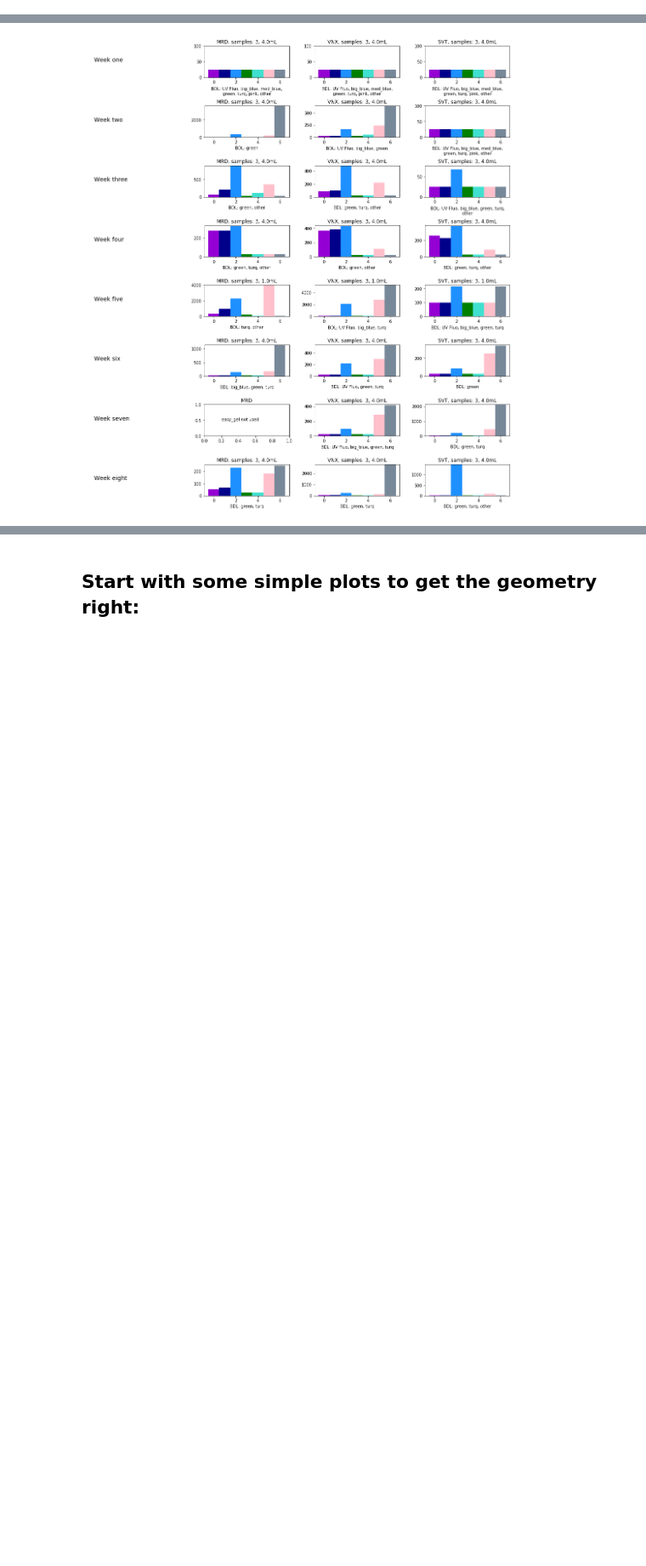
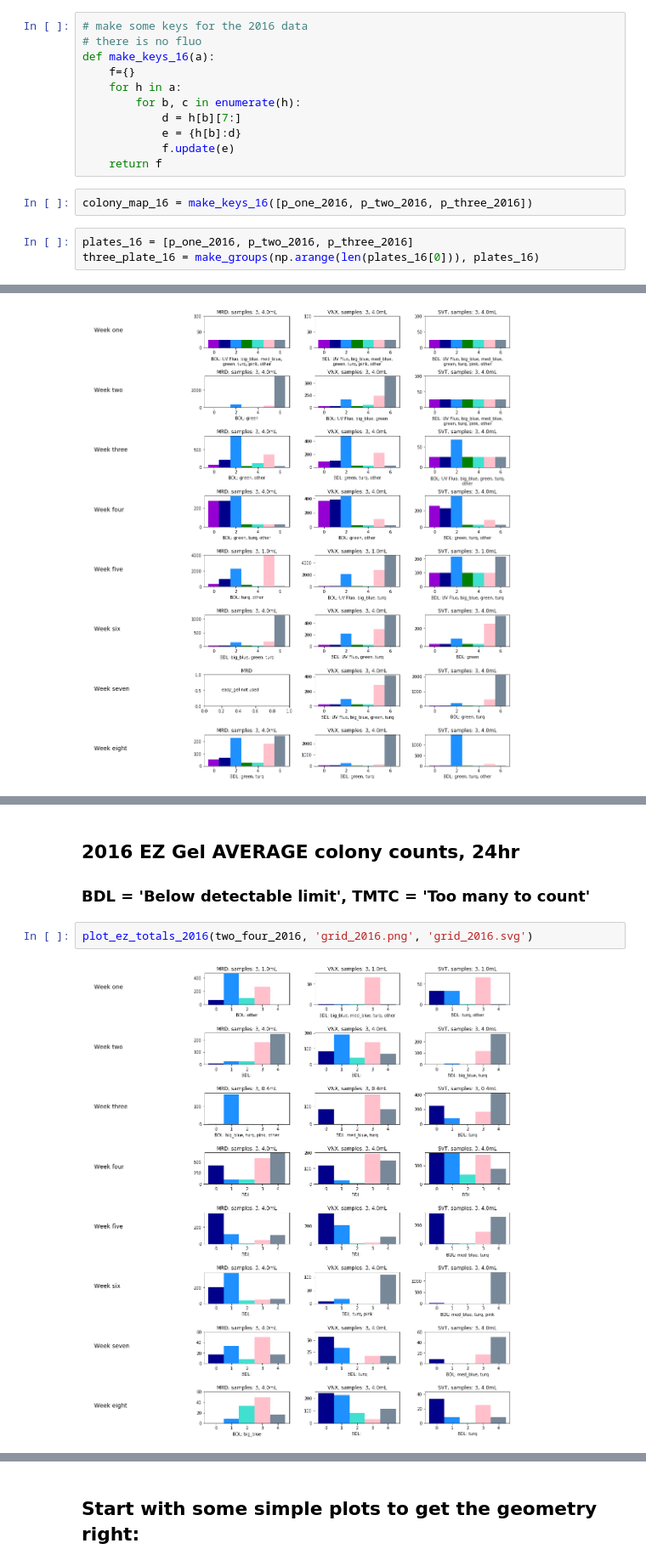
Before and after one commit to GaryHDA/module_one, a Jupyter notebook: micro/results_grid_final_version.ipynb, the cells around one changed output, grey strips where cells are left out. Shown at 85% size. Cells and saved outputs as stored; diff of their text form; blank space fills up the shorter version.

```diff
--- a/micro/results_grid_final_version.ipynb
+++ b/micro/results_grid_final_version.ipynb
@@ -291,0 +395,16 @@ three_plate_48[1]
+# %%
+# make some keys for the 2016 data
+# there is no fluo
+def make_keys_16(a):
+    f={}
+    for h in a:
+        for b, c in enumerate(h):
+            d = h[b][7:]
+            e = {h[b]:d}
+            f.update(e)
+    return f
+# %%
+colony_map_16 = make_keys_16([p_one_2016, p_two_2016, p_three_2016])
+# %%
+plates_16 = [p_one_2016, p_two_2016, p_three_2016]
+three_plate_16 = make_groups(np.arange(len(plates_16[0])), plates_16)
@@ -714,2 +1000,10 @@ plot_ez_totals(four_eight_ave, 'flu_grid_ave.svg','flu_grid_ave.png' )
 # %% [output]
 [figure]
+# %% [markdown]
+## 2016 EZ Gel AVERAGE colony counts, 24hr
+
+### BDL = 'Below detectable limit', TMTC = 'Too many to count'
+# %%
+plot_ez_totals_2016(two_four_2016, 'grid_2016.png', 'grid_2016.svg')
+# %% [output]
+[figure, added]
```
Also changed, not shown: parts of 117 cells of this notebook, 16 other files.
